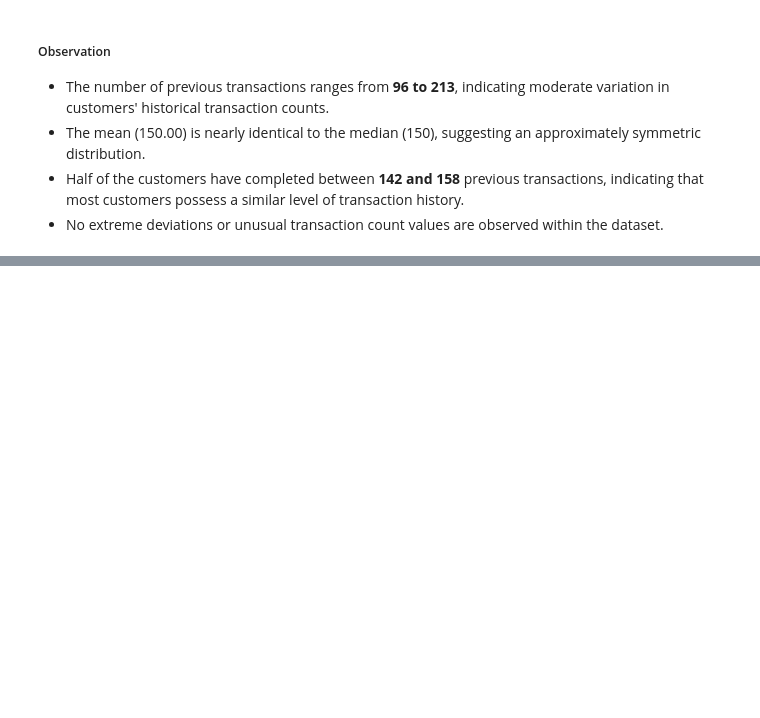
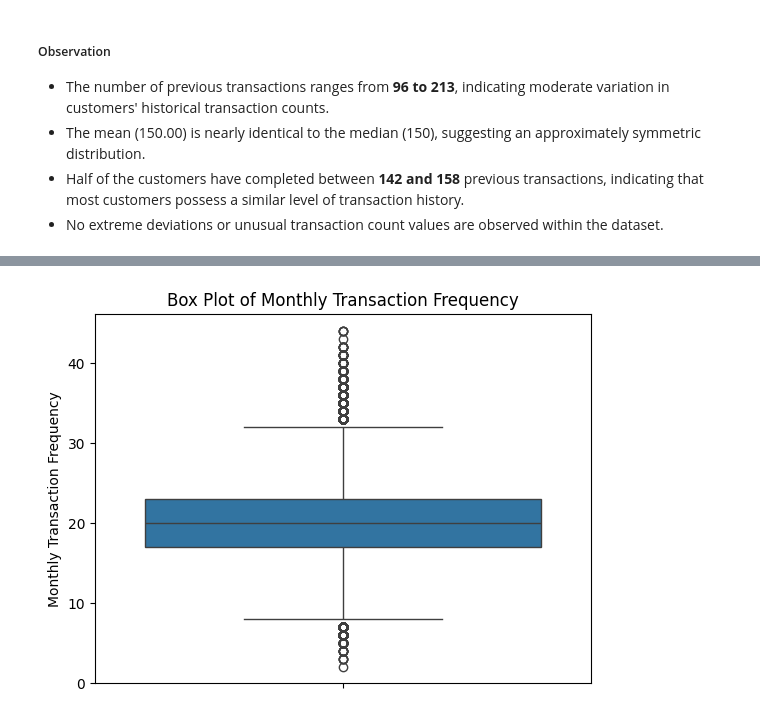
Before and after one commit to abhi-saurav-saroya/bank-fraud-eda, a Jupyter notebook: notebooks/02_exploratory_data_analysis.ipynb, the cells around one changed output, grey strips where cells are left out. Cells and saved outputs as stored; diff of their text form; code cells hidden in the pictures; blank space fills up the shorter version.

```diff
--- a/notebooks/02_exploratory_data_analysis.ipynb
+++ b/notebooks/02_exploratory_data_analysis.ipynb
@@ -764,0 +803,11 @@ plt.show()
+# %%
+sns.boxplot(
+    df["transaction_freq_monthly"]
+)
+
+plt.ylabel("Monthly Transaction Frequency")
+plt.title("Box Plot of Monthly Transaction Frequency")
+
+plt.show()
+# %% [output]
+[figure, added]
```
Also changed, not shown: parts of 6 cells of this notebook.
